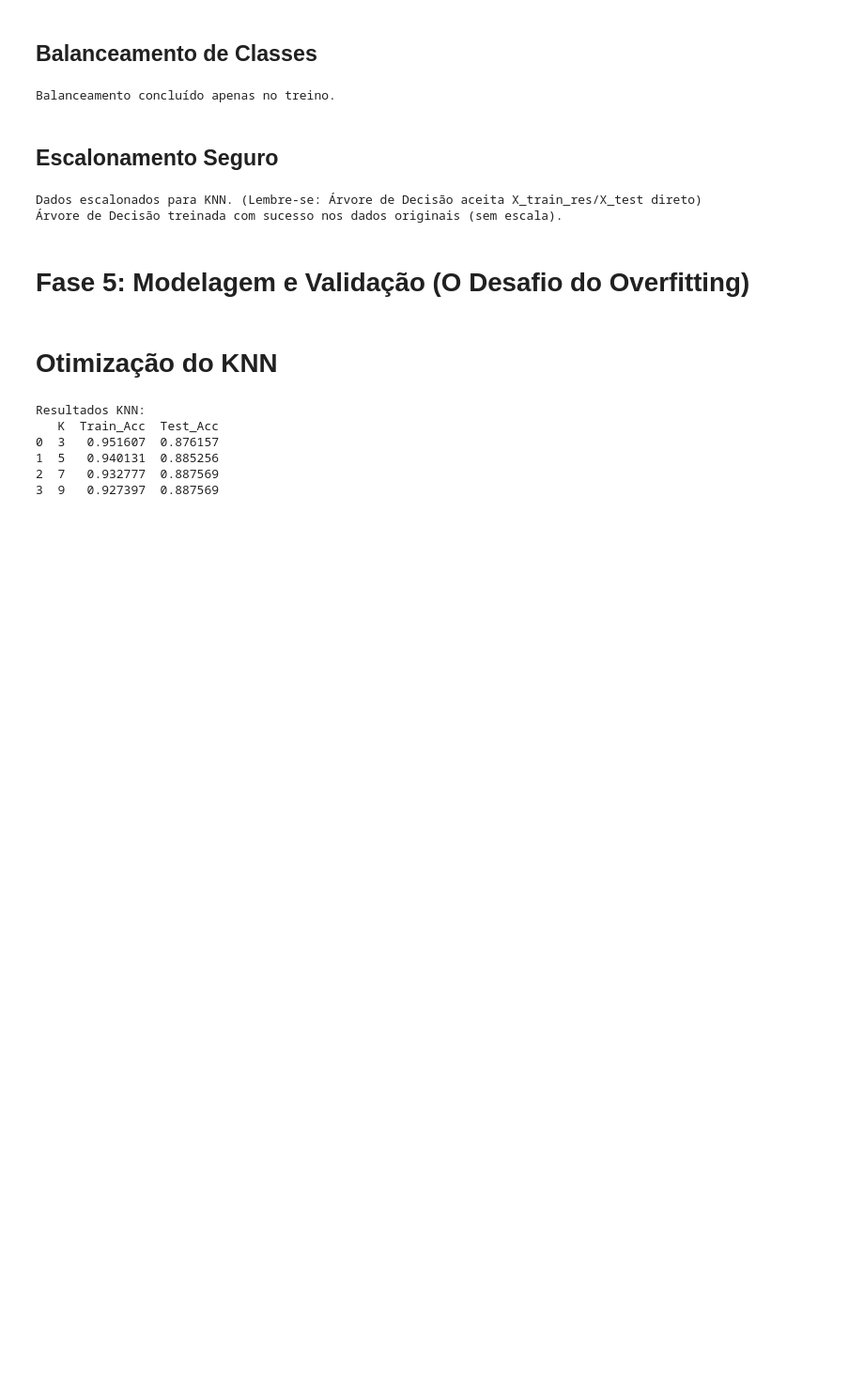
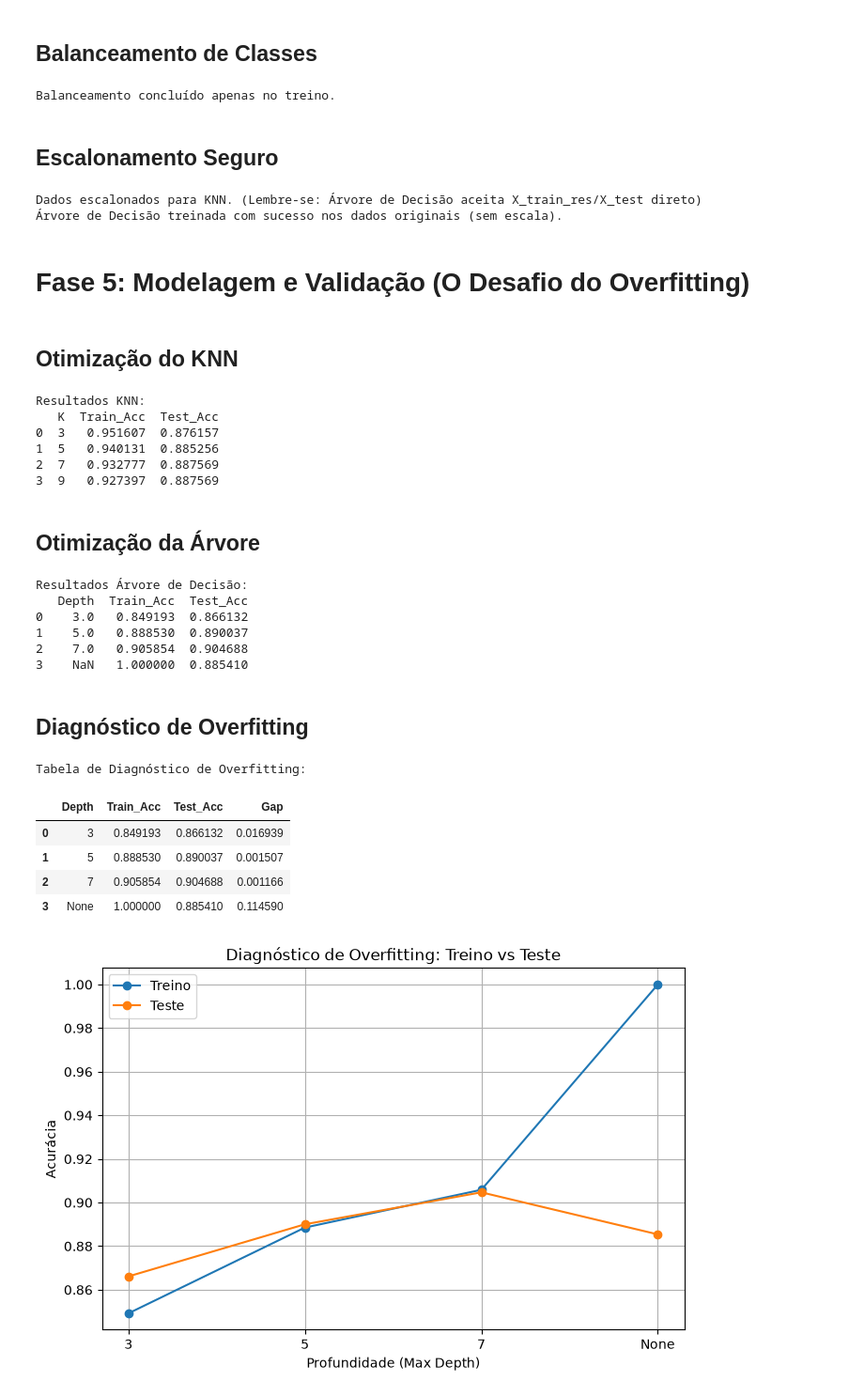
Before and after one commit to handerlr/projeto_ml_t2, a Jupyter notebook: projeto-risco-credito/notebooks/analise_credito.ipynb, the cells around one changed output. Shown at 94% size. Drawn from its saved outputs; the diff is of its cells as text; code cells hidden in the pictures; blank space fills up the shorter version.

Commit message:
feat: realiza diagnostico de overfitting e seleciona max_depth=7 como melhor hiperparametro

```diff
--- a/projeto-risco-credito/notebooks/analise_credito.ipynb
+++ b/projeto-risco-credito/notebooks/analise_credito.ipynb
@@ -209,7 +209,7 @@ Dados escalonados para KNN. (Lembre-se: Árvore de Decisão aceita X_train_res/X
 # %% [markdown]
 # Fase 5: Modelagem e Validação (O Desafio do Overfitting)
 # %% [markdown]
-# Otimização do KNN
+## Otimização do KNN
 # %%
 from sklearn.neighbors import KNeighborsClassifier
 
@@ -236,3 +236,72 @@ Resultados KNN:
 1  5   0.940131  0.885256
 2  7   0.932777  0.887569
 3  9   0.927397  0.887569
+# %% [markdown]
+## Otimização da Árvore
+# %%
+from sklearn.tree import DecisionTreeClassifier
+
+tree_resultados = []
+profundidades = [3, 5, 7, None]
+
+for depth in profundidades:
+    # A Árvore não precisa de dados escalonados (X_train_res / X_test)
+    tree = DecisionTreeClassifier(max_depth=depth, random_state=42)
+    tree.fit(X_train_res, y_train_res)
+
+    train_score = tree.score(X_train_res, y_train_res)
+    test_score = tree.score(X_test, y_test)
+
+    tree_resultados.append({'Depth': depth, 'Train_Acc': train_score, 'Test_Acc': test_score})
+
+df_tree = pd.DataFrame(tree_resultados)
+print("\nResultados Árvore de Decisão:")
+print(df_tree)
+# %% [output]
+Resultados Árvore de Decisão:
+   Depth  Train_Acc  Test_Acc
+0    3.0   0.849193  0.866132
+1    5.0   0.888530  0.890037
+2    7.0   0.905854  0.904688
+3    NaN   1.000000  0.885410
+# %% [markdown]
+## Diagnóstico de Overfitting
+# %%
+import matplotlib.pyplot as plt
+import pandas as pd
+
+# 1. Criando o DataFrame com os dados que você obteve
+data = {
+    'Depth': [3, 5, 7, 'None'],
+    'Train_Acc': [0.849193, 0.888530, 0.905854, 1.000000],
+    'Test_Acc': [0.866132, 0.890037, 0.904688, 0.885410]
+}
+
+df_resultados = pd.DataFrame(data)
+
+# Calculando o Gap para o relatório
+df_resultados['Gap'] = abs(df_resultados['Train_Acc'] - df_resultados['Test_Acc'])
+
+# Exibindo a tabela formatada
+print("Tabela de Diagnóstico de Overfitting:")
+display(df_resultados)
+
+# 2. Gerando o Gráfico para visualizar o Overfitting
+plt.figure(figsize=(8, 5))
+plt.plot(df_resultados['Depth'].astype(str), df_resultados['Train_Acc'], marker='o', label='Treino')
+plt.plot(df_resultados['Depth'].astype(str), df_resultados['Test_Acc'], marker='o', label='Teste')
+
+plt.title('Diagnóstico de Overfitting: Treino vs Teste')
+plt.xlabel('Profundidade (Max Depth)')
+plt.ylabel('Acurácia')
+plt.legend()
+plt.grid(True)
+plt.show()
+# %% [output]
+Tabela de Diagnóstico de Overfitting:
+|  | Depth | Train_Acc | Test_Acc | Gap |
+| 0 | 3 | 0.849193 | 0.866132 | 0.016939 |
+| 1 | 5 | 0.888530 | 0.890037 | 0.001507 |
+| 2 | 7 | 0.905854 | 0.904688 | 0.001166 |
+| 3 | None | 1.000000 | 0.885410 | 0.114590 |
+[figure, added]
```
Also changed, not shown: parts of 1 cell of this notebook.
